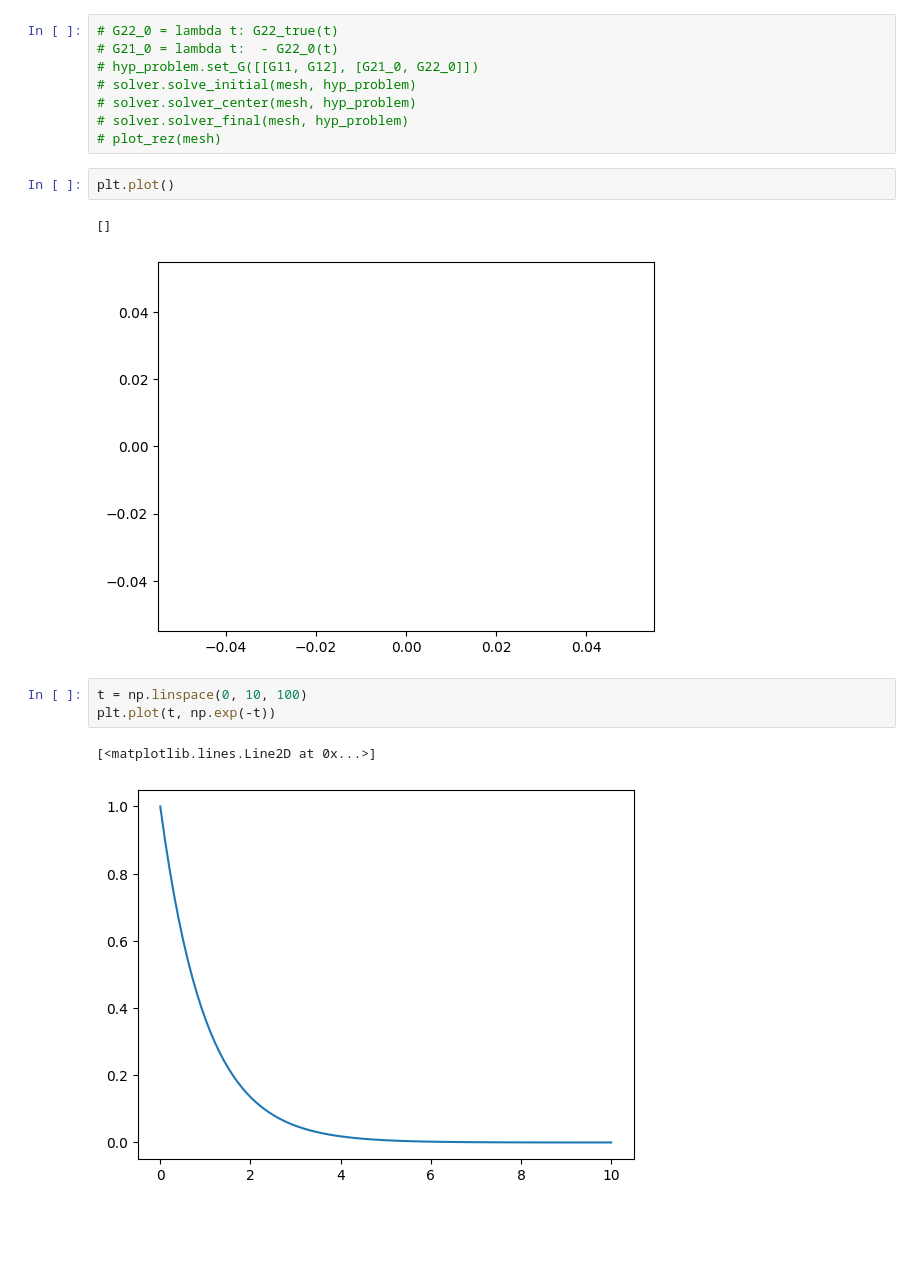
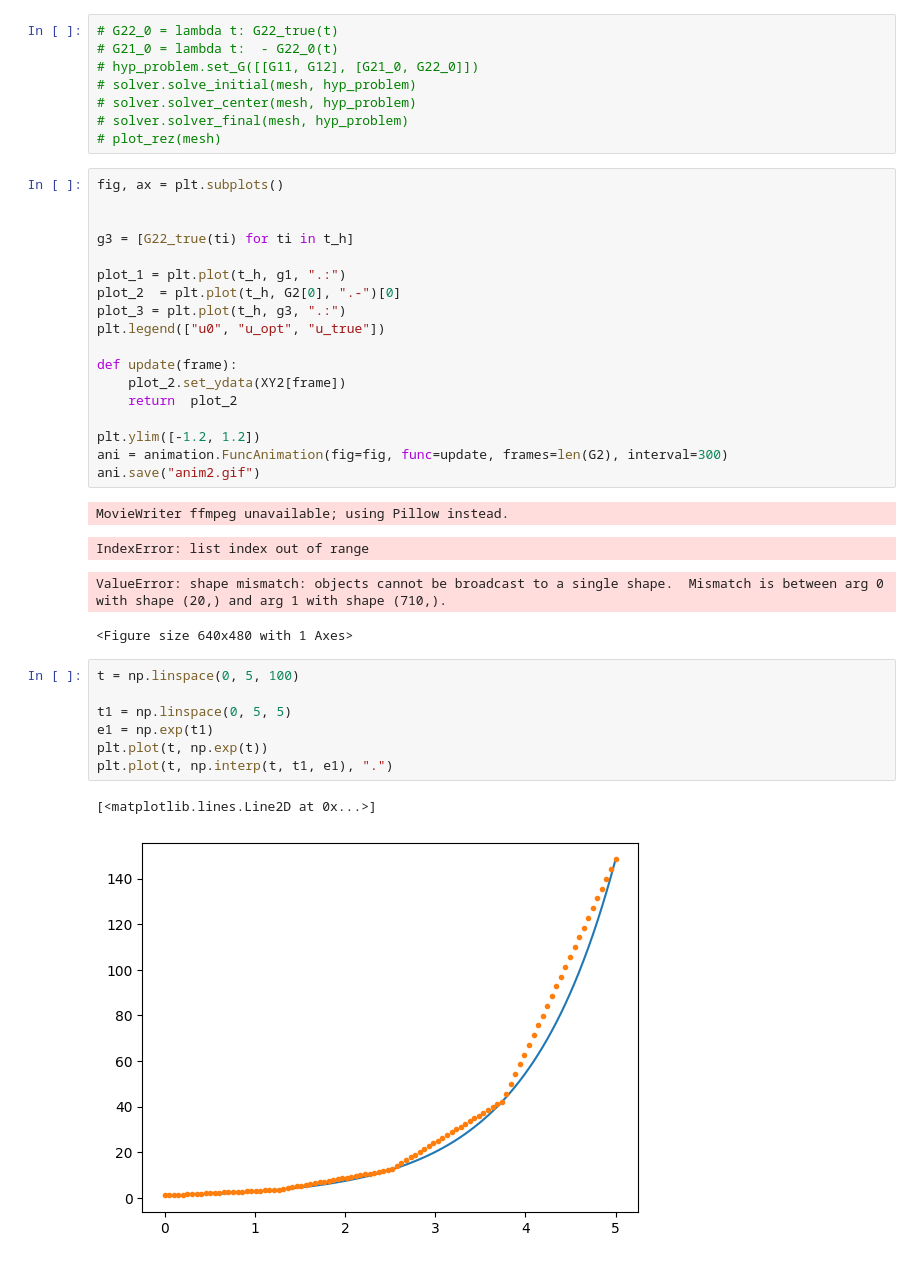
Before and after one commit to Dann38/model_rectification_column, a Jupyter notebook: Untitled.ipynb, the cells around one changed output. Cells and saved outputs as stored; diff of their text form; blank space fills up the shorter version.

```diff
--- a/Untitled.ipynb
+++ b/Untitled.ipynb
@@ -646,13 +656,35 @@ MovieWriter ffmpeg unavailable; using Pillow instead.
 # solver.solver_final(mesh, hyp_problem)
 # plot_rez(mesh)
 # %%
-plt.plot()
+fig, ax = plt.subplots()
+
+
+g3 = [G22_true(ti) for ti in t_h]
+
+plot_1 = plt.plot(t_h, g1, ".:")
+plot_2  = plt.plot(t_h, G2[0], ".-")[0]
+plot_3 = plt.plot(t_h, g3, ".:")
+plt.legend(["u0", "u_opt", "u_true"])
+
+def update(frame):
+    plot_2.set_ydata(XY2[frame])
+    return  plot_2
+
+plt.ylim([-1.2, 1.2])
+ani = animation.FuncAnimation(fig=fig, func=update, frames=len(G2), interval=300)
+ani.save("anim2.gif")
 # %% [output]
-[]
+MovieWriter ffmpeg unavailable; using Pillow instead.
-[figure, removed]
+IndexError: list index out of range
+ValueError: shape mismatch: objects cannot be broadcast to a single shape.  Mismatch is between arg 0 with shape (20,) and arg 1 with shape (710,).
+<Figure size 640x480 with 1 Axes>
 # %%
-t = np.linspace(0, 10, 100)
-plt.plot(t, np.exp(-t))
+t = np.linspace(0, 5, 100)
+
+t1 = np.linspace(0, 5, 5)
+e1 = np.exp(t1)
+plt.plot(t, np.exp(t))
+plt.plot(t, np.interp(t, t1, e1), ".")
 # %% [output]
 [<matplotlib.lines.Line2D at 0x...>]
-[figure, old version]
+[figure, new version]
```
Also changed, not shown: parts of 12 cells of this notebook, 1 other file.
